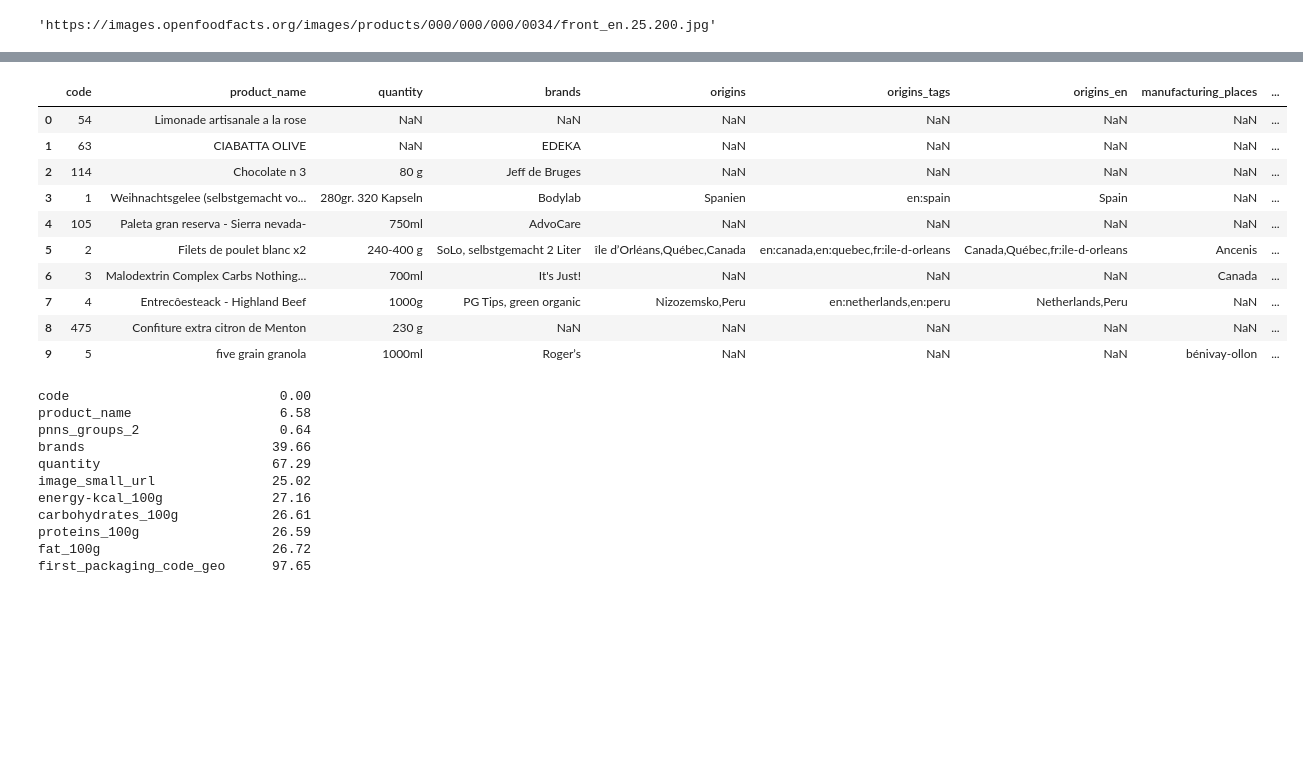
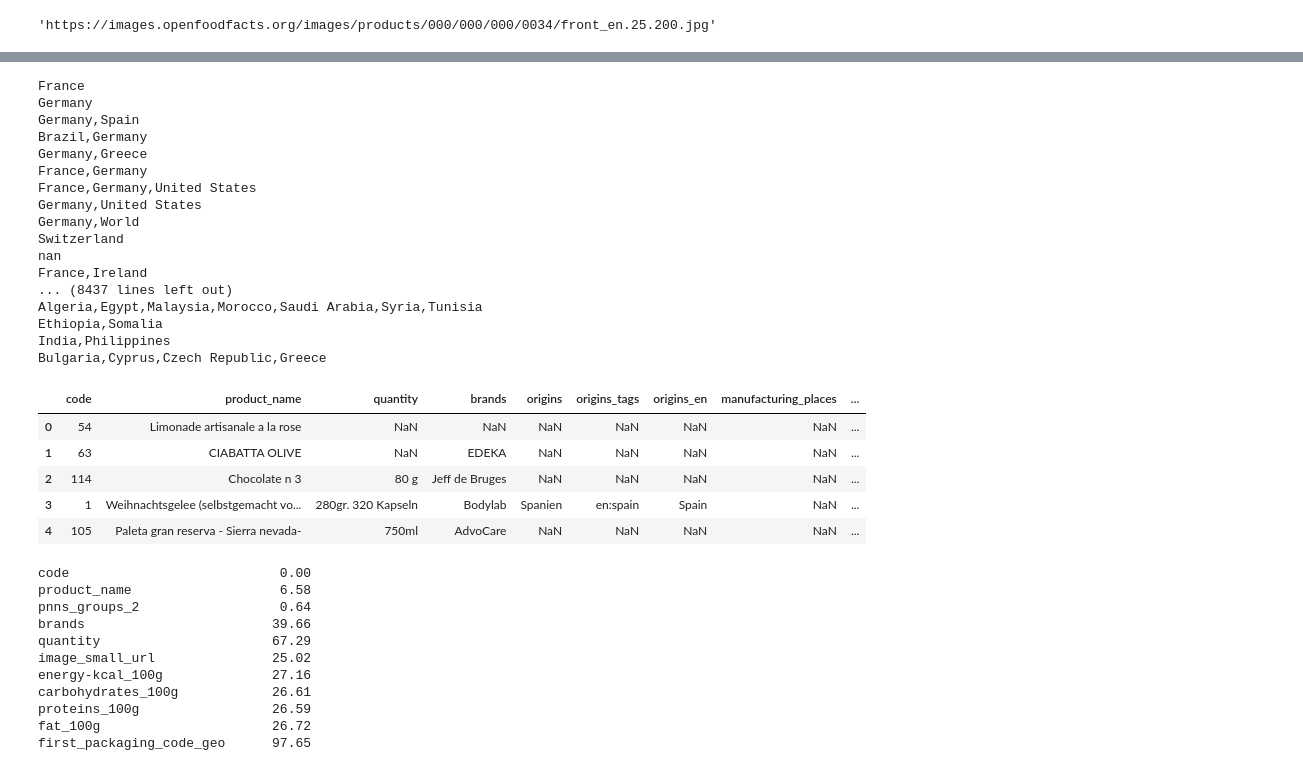
Before and after one commit to YvicPDL/Y-TRUST, a Jupyter notebook: notebooks/20250609 data exploration.ipynb, the cells around one changed output, grey strips where cells are left out. Cells and saved outputs as stored; diff of their text form; code cells hidden in the pictures; blank space fills up the shorter version.

```diff
--- a/notebooks/20250609 data exploration.ipynb
+++ b/notebooks/20250609 data exploration.ipynb
@@ -184,17 +232,36 @@ with open("open_food_df_selected_columns_v2.csv", "w", encoding="utf-8", newline
 df_temp = pd.read_csv("open_food_df_selected_columns_v2.csv", on_bad_lines='skip' , sep="\t")
 pd.set_option("display.max_columns", None)
+# %%
+# preview des différentes valeurs d'une colonne
+
+for value in df_temp['countries_en'].unique():
+    print(value)
+# %% [output]
+France
+Germany
+Germany,Spain
+Brazil,Germany
+Germany,Greece
+France,Germany
+France,Germany,United States
+Germany,United States
+Germany,World
+Switzerland
+nan
+France,Ireland
+... (8437 lines left out)
+Algeria,Egypt,Malaysia,Morocco,Saudi Arabia,Syria,Tunisia
+Ethiopia,Somalia
+India,Philippines
+Bulgaria,Cyprus,Czech Republic,Greece
 # %%
-df_temp.head(10)
+# visualisation du dataset
+df_temp.head(5)
 # %% [output]
 |  | code | product_name | quantity | brands | origins | origins_tags | origins_en | manufacturing_places | ... |
 | 0 | 54 | Limonade artisanale a la rose | NaN | NaN | NaN | NaN | NaN | NaN | ... |
 | 1 | 63 | CIABATTA OLIVE | NaN | EDEKA | NaN | NaN | NaN | NaN | ... |
 | 2 | 114 | Chocolate n 3 | 80 g | Jeff de Bruges | NaN | NaN | NaN | NaN | ... |
 | 3 | 1 | Weihnachtsgelee (selbstgemacht vo... | 280gr. 320 Kapseln | Bodylab | Spanien | en:spain | Spain | NaN | ... |
 | 4 | 105 | Paleta gran reserva - Sierra nevada- | 750ml | AdvoCare | NaN | NaN | NaN | NaN | ... |
-| 5 | 2 | Filets de poulet blanc x2 | 240-400 g | SoLo, selbstgemacht 2 Liter | île d’Orléans,Québec,Canada | en:canada,en:quebec,fr:ile-d-orleans | Canada,Québec,fr:ile-d-orleans | Ancenis | ... |
-| 6 | 3 | Malodextrin Complex Carbs Nothing... | 700ml | It's Just! | NaN | NaN | NaN | Canada | ... |
-| 7 | 4 | Entrecôesteack - Highland Beef | 1000g | PG Tips, green organic | Nizozemsko,Peru | en:netherlands,en:peru | Netherlands,Peru | NaN | ... |
-| 8 | 475 | Confiture extra citron de Menton | 230 g | NaN | NaN | NaN | NaN | NaN | ... |
-| 9 | 5 | five grain granola | 1000ml | Roger’s | NaN | NaN | NaN | bénivay-ollon | ... |
 # %%
```
Also changed, not shown: parts of 59 cells of this notebook.
